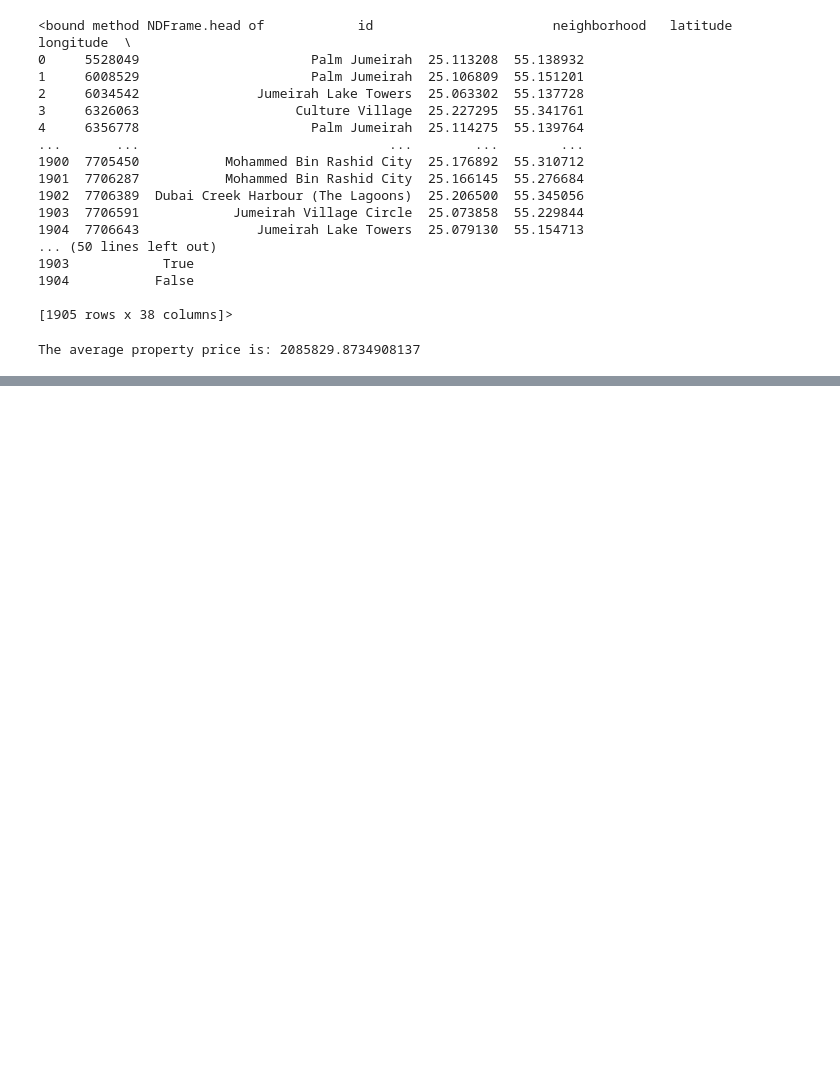
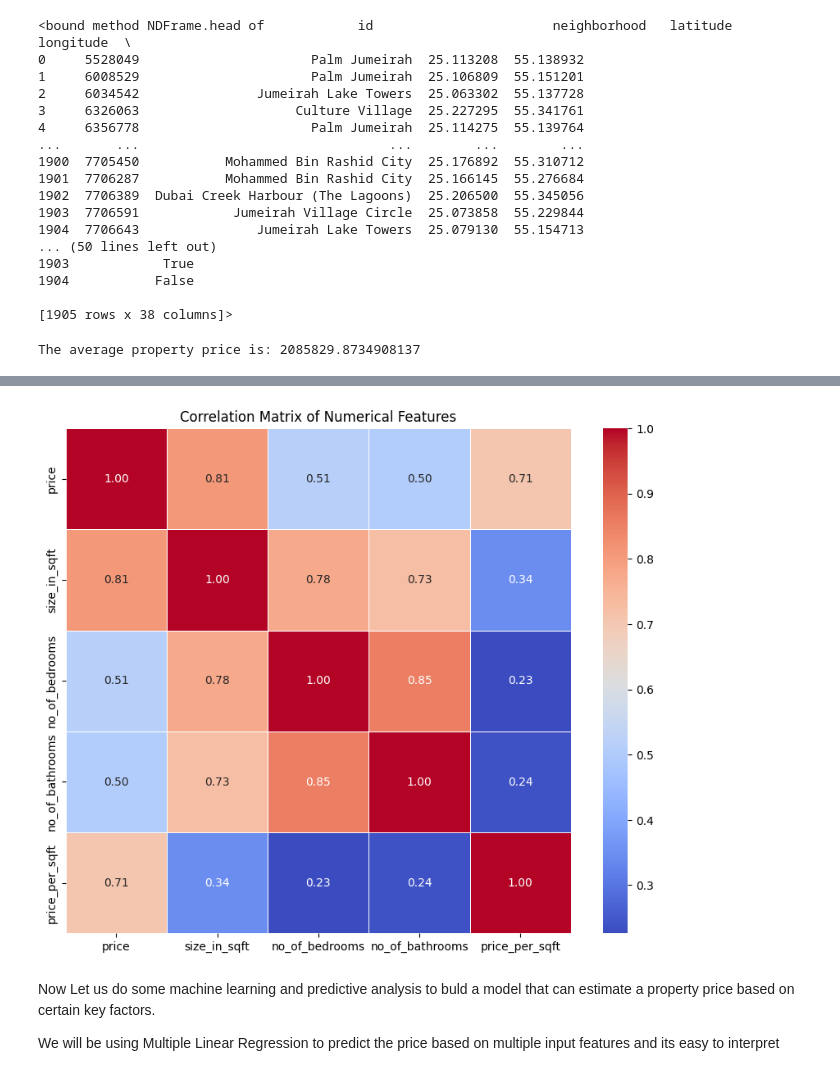
Before and after one commit to olliewh00/Dubai_Property_Analysis, a Jupyter notebook: main.ipynb, the cells around one changed output, grey strips where cells are left out. Saved outputs shown, nothing was run; the diff lists cells and outputs as text; code cells hidden in the pictures; blank space fills up the shorter version.

```diff
--- a/main.ipynb
+++ b/main.ipynb
@@ -49,0 +161,17 @@ KeyError: 'Quality'
+# %%
+numerical_col = ['price','size_in_sqft','no_of_bedrooms','no_of_bathrooms','price_per_sqft']
+correlation_matrix = df[numerical_col].copy()
+
+correlation_matrix_display = correlation_matrix.corr()
+# %%
+plt.figure(figsize=(10,8))
+sns.heatmap(correlation_matrix_display, annot=True, fmt=".2f", cmap='coolwarm', square=True,linewidths=0.5)
+plt.title('Correlation Matrix of Numerical Features')
+plt.savefig('correlation_matrix.png')
+plt.show()
+# %% [output]
+[figure, added]
+# %% [markdown]
+Now Let us do some machine learning and predictive analysis to buld a model that can estimate a property price based on certain key factors.
+
+We will be using Multiple Linear Regression to predict the price based on multiple input features and its easy to interpret
```
Also changed, not shown: parts of 14 cells of this notebook, 5 other files.
